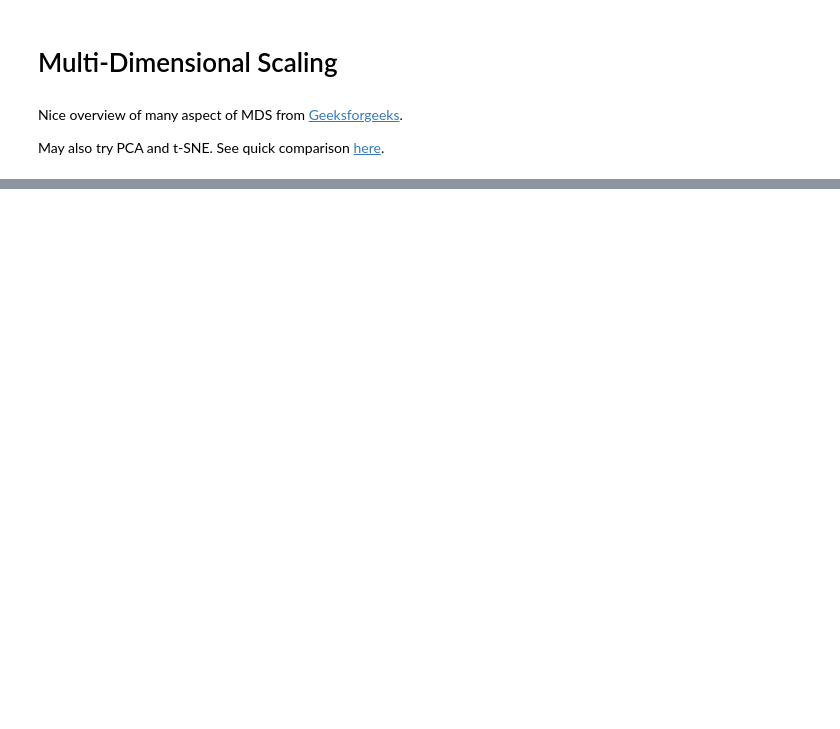
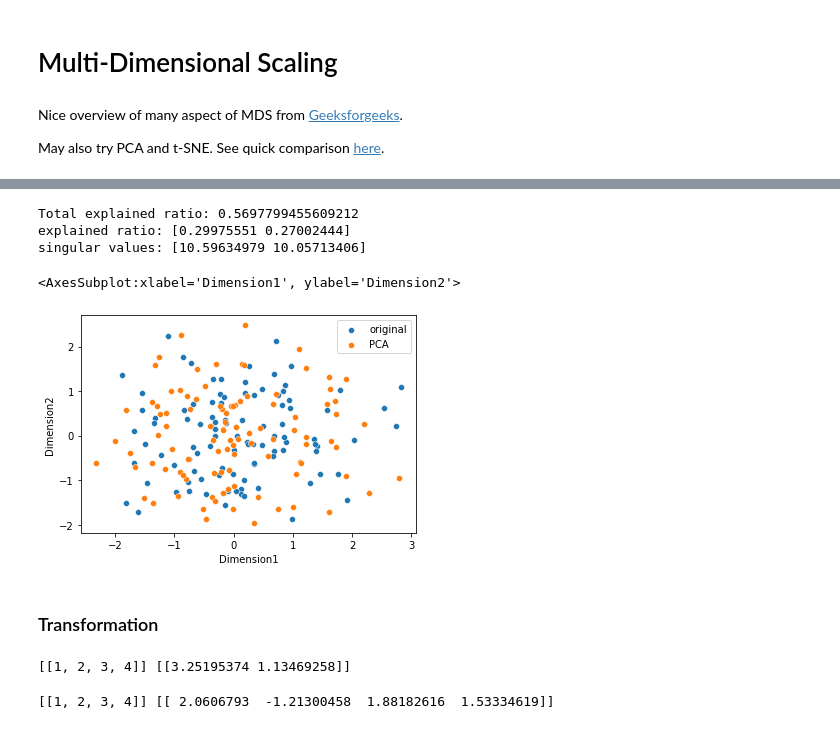
Before and after one commit to wcmphysics/Learn_Sklearn, a Jupyter notebook: multi_dimensional_scaling.ipynb, the cells around one changed output, grey strips where cells are left out. Cells and saved outputs as stored; diff of their text form; code cells hidden in the pictures; blank space fills up the shorter version.

```diff
--- a/multi_dimensional_scaling.ipynb
+++ b/multi_dimensional_scaling.ipynb
@@ -32,0 +47,28 @@ sn.scatterplot(x=df_nmds.iloc[:,0], y=df_nmds.iloc[:,1], label='NMDS', ax=axs)
+# %%
+pca = PCA(n_components=2)
+df_pca = pd.DataFrame(pca.fit_transform(df_original), columns=['Dimension' + str(i+1) for i in range(pca.n_components_)])
+print('Total explained ratio:', sum(pca.explained_variance_ratio_))
+print('explained ratio:', pca.explained_variance_ratio_)
+print('singular values:', pca.singular_values_)
+# %% [output]
+Total explained ratio: 0.5697799455609212
+explained ratio: [0.29975551 0.27002444]
+singular values: [10.59634979 10.05713406]
+# %%
+axs = sn.scatterplot(data=df_original, x='Dimension1', y='Dimension2', label='original')
+sn.scatterplot(data=df_pca, x='Dimension1', y='Dimension2', label='PCA', ax=axs)
+# %% [output]
+<AxesSubplot:xlabel='Dimension1', ylabel='Dimension2'>
+[figure, added]
+# %% [markdown]
+### Transformation
+# %%
+point = [[1, 2, 3, 4]]
+point_transformed = pca.transform(point)
+print(point, point_transformed)
+# %% [output]
+[[1, 2, 3, 4]] [[3.25195374 1.13469258]]
+# %%
+print(point, pca.inverse_transform(point_transformed)) # the result is not the same since the number of components in PCA is different from the original
+# %% [output]
+[[1, 2, 3, 4]] [[ 2.0606793  -1.21300458  1.88182616  1.53334619]]
```
Also changed, not shown: parts of 7 cells of this notebook.
